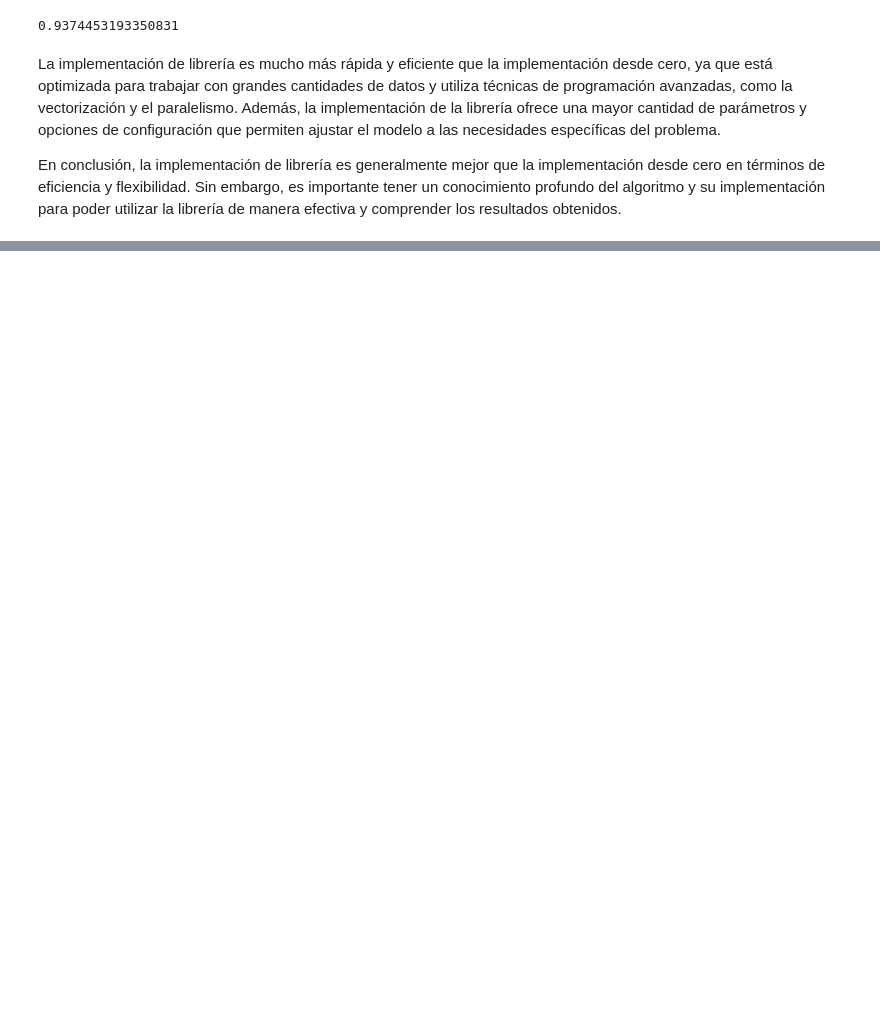
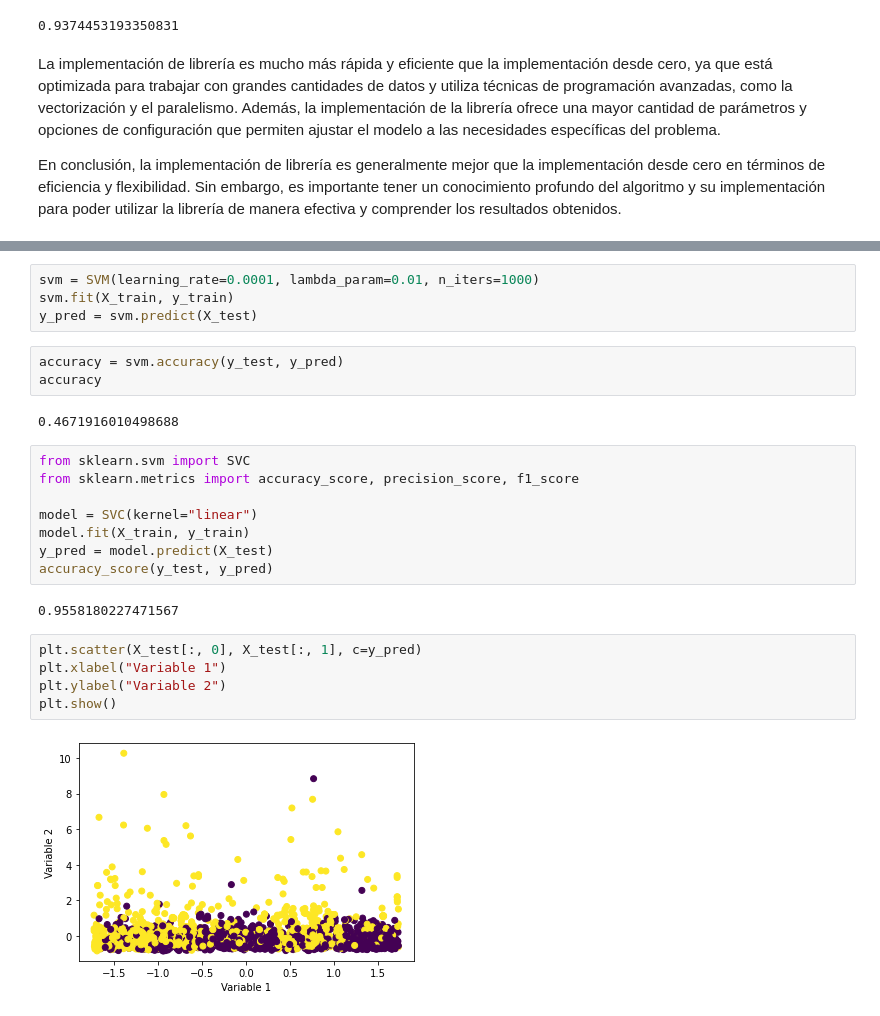
Before and after one commit to Yong-Park/Laboratorio_5_UVG_2023_IA, a Jupyter notebook: main.ipynb, the cells around one changed output, grey strips where cells are left out. Cells and saved outputs as stored; diff of their text form; blank space fills up the shorter version.

```diff
--- a/main.ipynb
+++ b/main.ipynb
@@ -195,0 +301,26 @@ En conclusión, la implementación de librería es generalmente mejor que la imp
+# %%
+svm = SVM(learning_rate=0.0001, lambda_param=0.01, n_iters=1000)
+svm.fit(X_train, y_train)
+y_pred = svm.predict(X_test)
+# %%
+accuracy = svm.accuracy(y_test, y_pred)
+accuracy
+# %% [output]
+0.4671916010498688
+# %%
+from sklearn.svm import SVC
+from sklearn.metrics import accuracy_score, precision_score, f1_score
+
+model = SVC(kernel="linear")
+model.fit(X_train, y_train)
+y_pred = model.predict(X_test)
+accuracy_score(y_test, y_pred)
+# %% [output]
+0.9558180227471567
+# %%
+plt.scatter(X_test[:, 0], X_test[:, 1], c=y_pred)
+plt.xlabel("Variable 1")
+plt.ylabel("Variable 2")
+plt.show()
+# %% [output]
+[figure, added]
```
Also changed, not shown: parts of 24 cells of this notebook, 1 other file.
